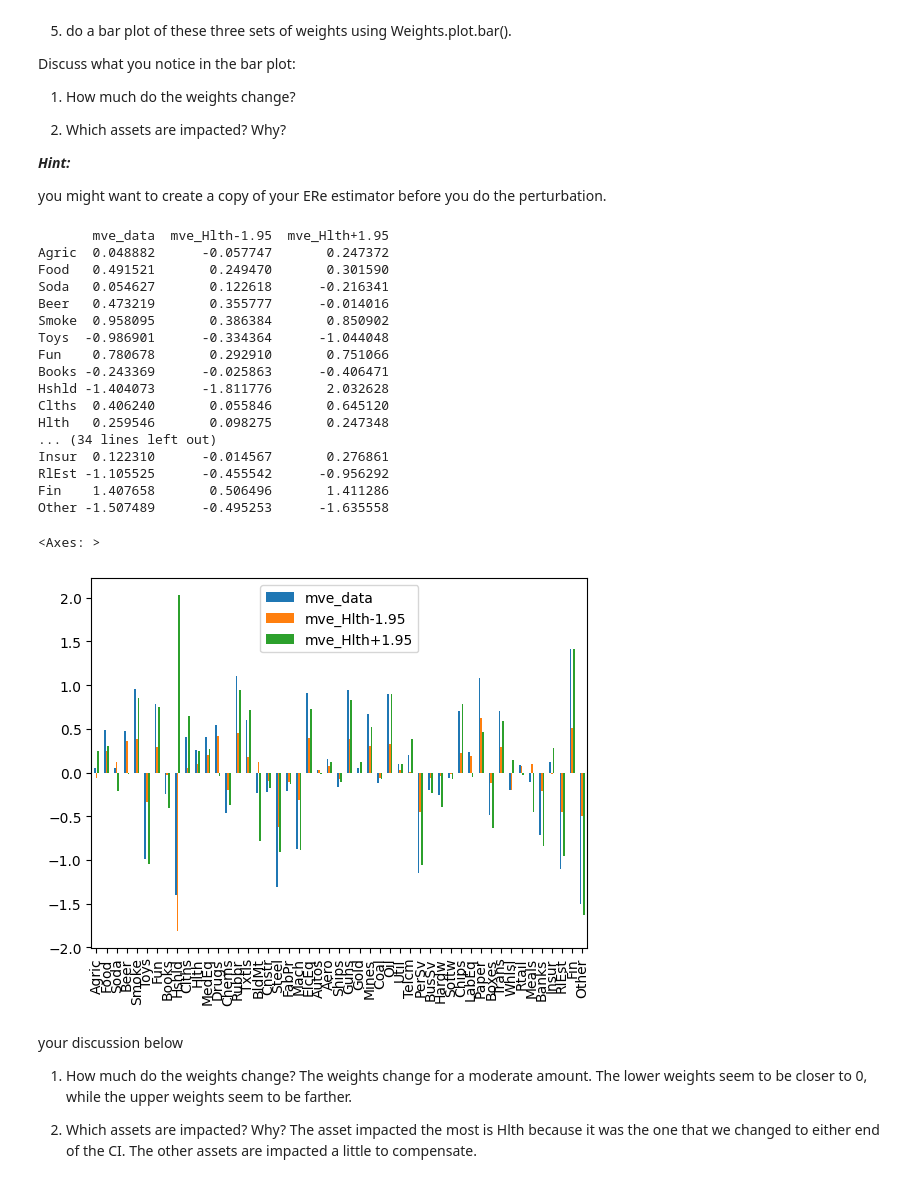
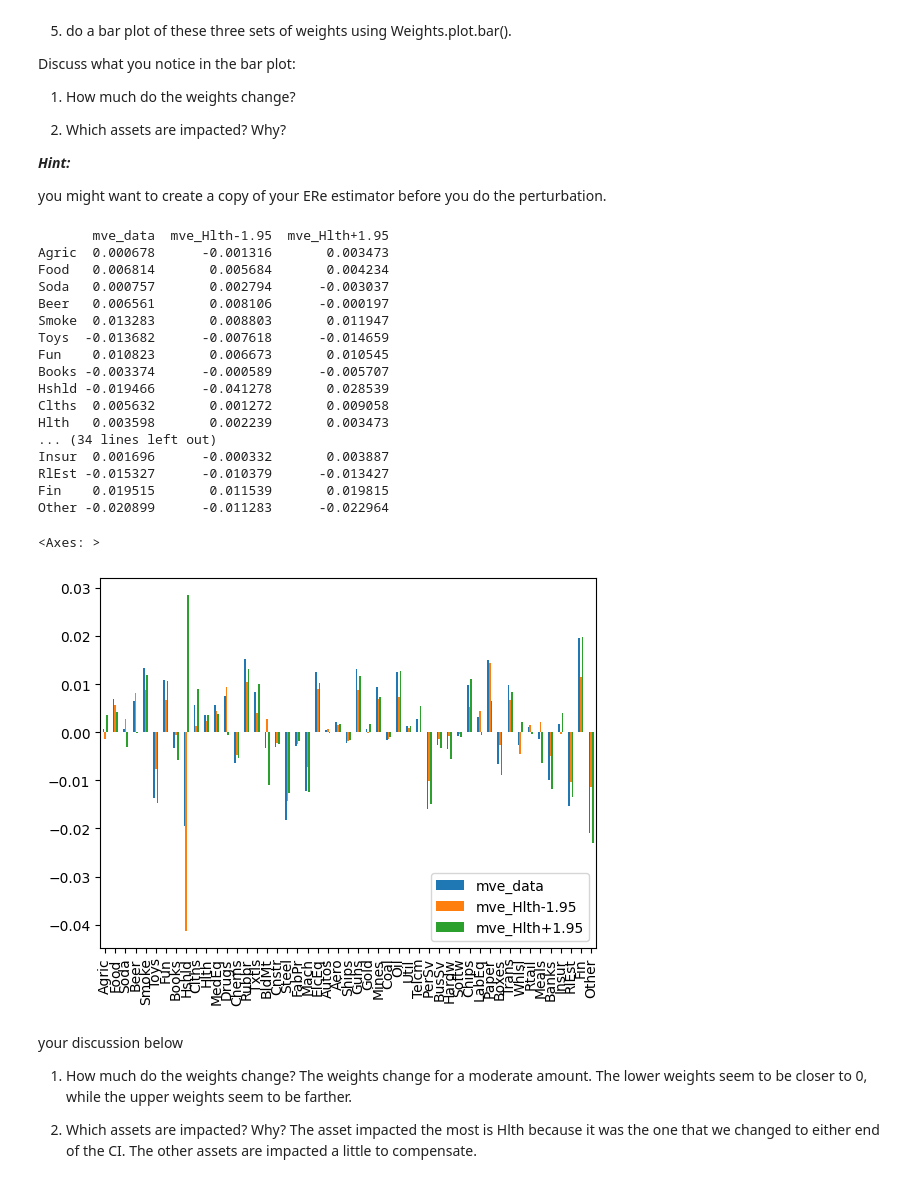
Before and after one commit to SnazzyBeatle115/UG54, a Jupyter notebook: chapters/Assignments/Assignment5.ipynb, the cells around one changed output. Cells and saved outputs as stored; diff of their text form; code cells hidden in the pictures.

```diff
--- a/chapters/Assignments/Assignment5.ipynb
+++ b/chapters/Assignments/Assignment5.ipynb
@@ -252,7 +252,7 @@ invCovRe = np.linalg.inv(CovRe)
 raw_weights = invCovRe @ ERe.mean()
 
 # Normalize weights to the vol is 10%
-x = 0.10 / np.sqrt(raw_weights @ invCovRe @ raw_weights)
+x = 0.10 / np.sqrt(raw_weights @ invCovRe @ raw_weights * 12)
 norm_weights = x * raw_weights
 
 # Store in DataFrame
@@ -333,54 +333,54 @@ invCovRe = np.linalg.inv(CovRe)
 raw_weights = invCovRe @ ERe_lower.mean()
 
 # Normalize weights to the vol is 10%
-x = 0.10 / (raw_weights @ invCovRe @ raw_weights)
+x = 0.10 / np.sqrt(raw_weights @ invCovRe @ raw_weights * 12)
 norm_weights = x * raw_weights
 
 # Store in DataFrame
 Weights['mve_Hlth-1.95'] = norm_weights
 
 
 
 
 # upper
 # Plug in appropriate variables in `invCovRe` and 'ERe'
 raw_weights = invCovRe @ ERe_upper.mean()
 
 # Normalize weights to the vol is 10%
-x = 0.10 / (raw_weights @ invCovRe @ raw_weights)
+x = 0.10 / np.sqrt(raw_weights @ invCovRe @ raw_weights * 12)
 norm_weights = x * raw_weights
 
 # Store in DataFrame
 Weights['mve_Hlth+1.95'] = norm_weights
 
 
 
 
 print(Weights)
 
 
 # Bar plot
 Weights.plot.bar()
 # %% [output]
        mve_data  mve_Hlth-1.95  mve_Hlth+1.95
-Agric  0.048882      -0.057747       0.247372
-Food   0.491521       0.249470       0.301590
-Soda   0.054627       0.122618      -0.216341
-Beer   0.473219       0.355777      -0.014016
-Smoke  0.958095       0.386384       0.850902
-Toys  -0.986901      -0.334364      -1.044048
-Fun    0.780678       0.292910       0.751066
-Books -0.243369      -0.025863      -0.406471
-Hshld -1.404073      -1.811776       2.032628
-Clths  0.406240       0.055846       0.645120
-Hlth   0.259546       0.098275       0.247348
+Agric  0.000678      -0.001316       0.003473
+Food   0.006814       0.005684       0.004234
+Soda   0.000757       0.002794      -0.003037
+Beer   0.006561       0.008106      -0.000197
+Smoke  0.013283       0.008803       0.011947
+Toys  -0.013682      -0.007618      -0.014659
+Fun    0.010823       0.006673       0.010545
+Books -0.003374      -0.000589      -0.005707
+Hshld -0.019466      -0.041278       0.028539
+Clths  0.005632       0.001272       0.009058
+Hlth   0.003598       0.002239       0.003473
 ... (34 lines left out)
-Insur  0.122310      -0.014567       0.276861
-RlEst -1.105525      -0.455542      -0.956292
-Fin    1.407658       0.506496       1.411286
-Other -1.507489      -0.495253      -1.635558
+Insur  0.001696      -0.000332       0.003887
+RlEst -0.015327      -0.010379      -0.013427
+Fin    0.019515       0.011539       0.019815
+Other -0.020899      -0.011283      -0.022964
 <Axes: >
-[figure, old version]
+[figure, new version]
 # %% [markdown]
 your discussion below
 
```
Also changed, not shown: parts of 14 cells of this notebook.
